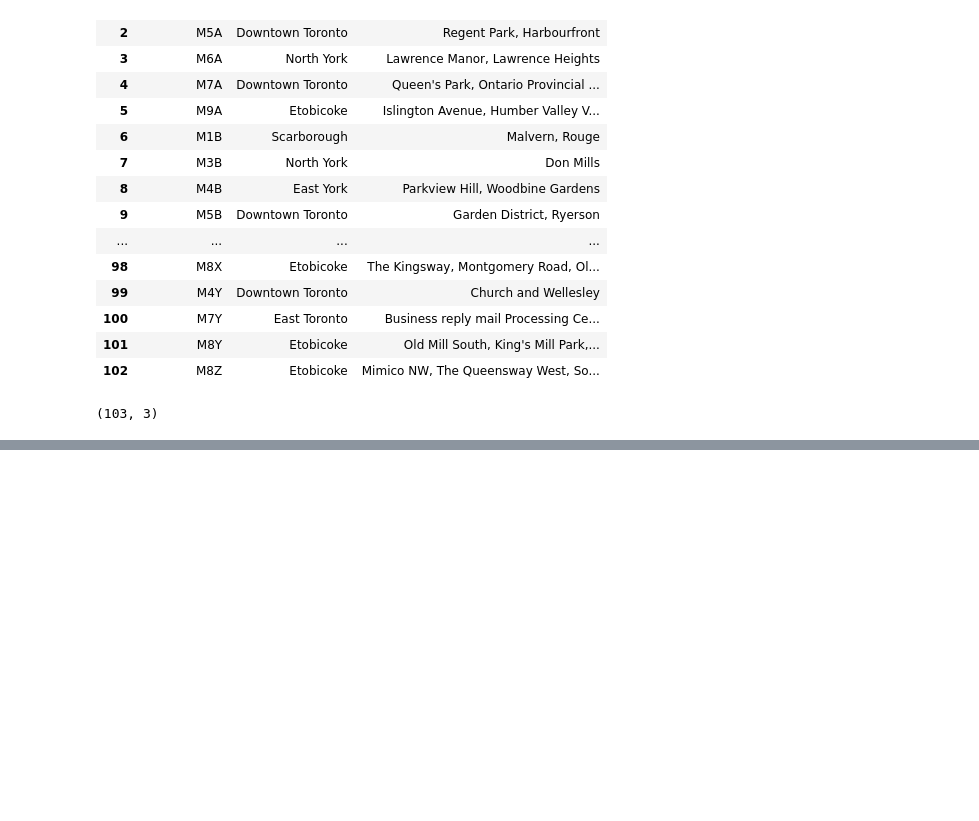
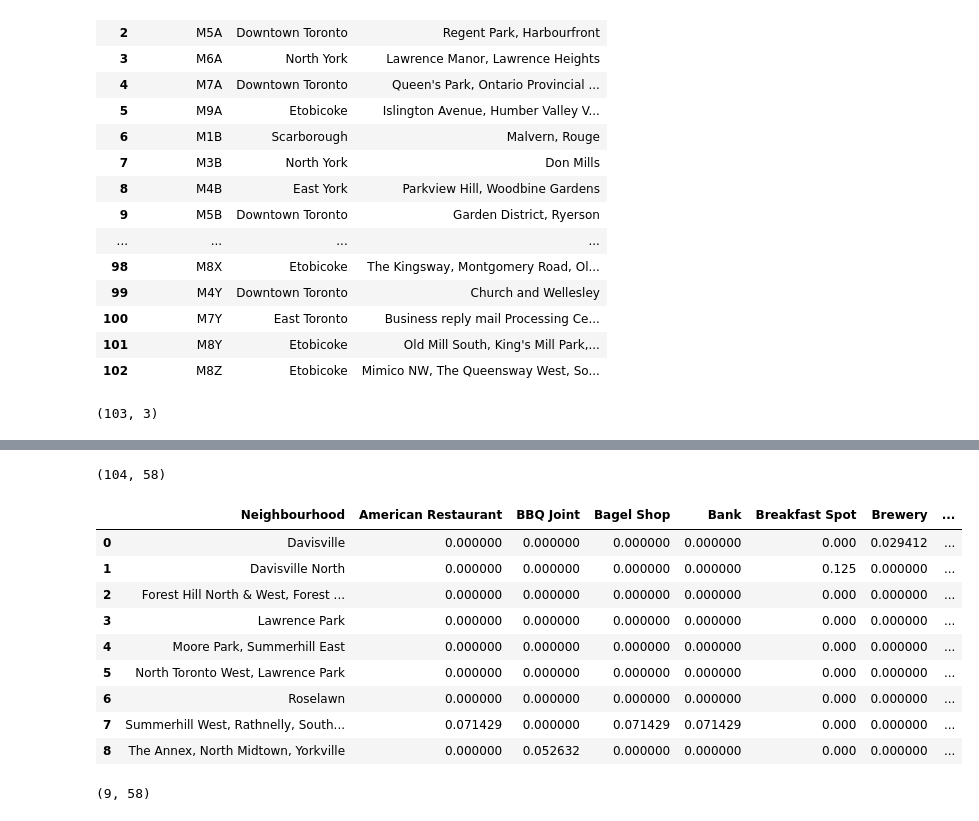
Before and after one commit to Jonno231/Capstone-, a Jupyter notebook: JC Clustering and Segmentation .ipynb, the cells around one changed output, grey strips where cells are left out. Saved outputs shown, nothing was run; the diff lists cells and outputs as text; code cells hidden in the pictures; blank space fills up the shorter version.

```diff
--- a/JC Clustering and Segmentation .ipynb
+++ b/JC Clustering and Segmentation .ipynb
@@ -238,0 +414,24 @@ Torontodf.shape
+# %%
+def get_category_type(row):
+    try:
+        categories_list = row['categories']
+    except:
+        categories_list = row['venue.categories']
+
+    if len(categories_list) == 0:
+        return None
+    else:
+        return categories_list[0]['name']
+# %%
+venues = results['response']['groups'][0]['items']
+
+nearby_venues = json_normalize(venues)
+
+filtered_columns = ['venue.name', 'venue.categories', 'venue.location.lat', 'venue.location.lng']
+nearby_venues =nearby_venues.loc[:, filtered_columns]
+
+nearby_venues['venue.categories'] = nearby_venues.apply(get_category_type, axis=1)
+
+nearby_venues.columns = [col.split(".")[-1] for col in nearby_venues.columns]
+
+nearby_venues.head()
@@ -238,0 +486,5 @@ Torontodf.shape
+# %%
+centraltoronto_venues = getNearbyVenues(names=centraltoronto_data['Neighbourhood'],
+                                   latitudes=centraltoronto_data['Latitude'],
+                                   longitudes=centraltoronto_data['Longitude']
+                                  )
@@ -238,0 +530,9 @@ Torontodf.shape
+# %%
+centraltoronto_onehot = pd.get_dummies(centraltoronto_venues[['Venue Category']], prefix="", prefix_sep="")
+
+centraltoronto_onehot['Neighbourhood'] = centraltoronto_venues['Neighbourhood']
+
+fixed_columns = [centraltoronto_onehot.columns[-1]] + list(centraltoronto_onehot.columns[:-1])
+centraltoronto_onehot = centraltoronto_onehot[fixed_columns]
+
+centraltoronto_onehot.head()
@@ -238,0 +546,22 @@ Torontodf.shape
+# %%
+centraltoronto_onehot.shape
+# %% [output]
+(104, 58)
+# %%
+centraltoronto_grouped = centraltoronto_onehot.groupby('Neighbourhood').mean().reset_index()
+centraltoronto_grouped
+# %% [output]
+|  | Neighbourhood | American Restaurant | BBQ Joint | Bagel Shop | Bank | Breakfast Spot | Brewery | ... |
+| 0 | Davisville | 0.000000 | 0.000000 | 0.000000 | 0.000000 | 0.000 | 0.029412 | ... |
+| 1 | Davisville North | 0.000000 | 0.000000 | 0.000000 | 0.000000 | 0.125 | 0.000000 | ... |
+| 2 | Forest Hill North & West, Forest ... | 0.000000 | 0.000000 | 0.000000 | 0.000000 | 0.000 | 0.000000 | ... |
+| 3 | Lawrence Park | 0.000000 | 0.000000 | 0.000000 | 0.000000 | 0.000 | 0.000000 | ... |
+| 4 | Moore Park, Summerhill East | 0.000000 | 0.000000 | 0.000000 | 0.000000 | 0.000 | 0.000000 | ... |
+| 5 | North Toronto West, Lawrence Park | 0.000000 | 0.000000 | 0.000000 | 0.000000 | 0.000 | 0.000000 | ... |
+| 6 | Roselawn | 0.000000 | 0.000000 | 0.000000 | 0.000000 | 0.000 | 0.000000 | ... |
+| 7 | Summerhill West, Rathnelly, South... | 0.071429 | 0.000000 | 0.071429 | 0.071429 | 0.000 | 0.000000 | ... |
+| 8 | The Annex, North Midtown, Yorkville | 0.000000 | 0.052632 | 0.000000 | 0.000000 | 0.000 | 0.000000 | ... |
+# %%
+centraltoronto_grouped.shape
+# %% [output]
+(9, 58)
```
Also changed, not shown: parts of 44 cells of this notebook.
